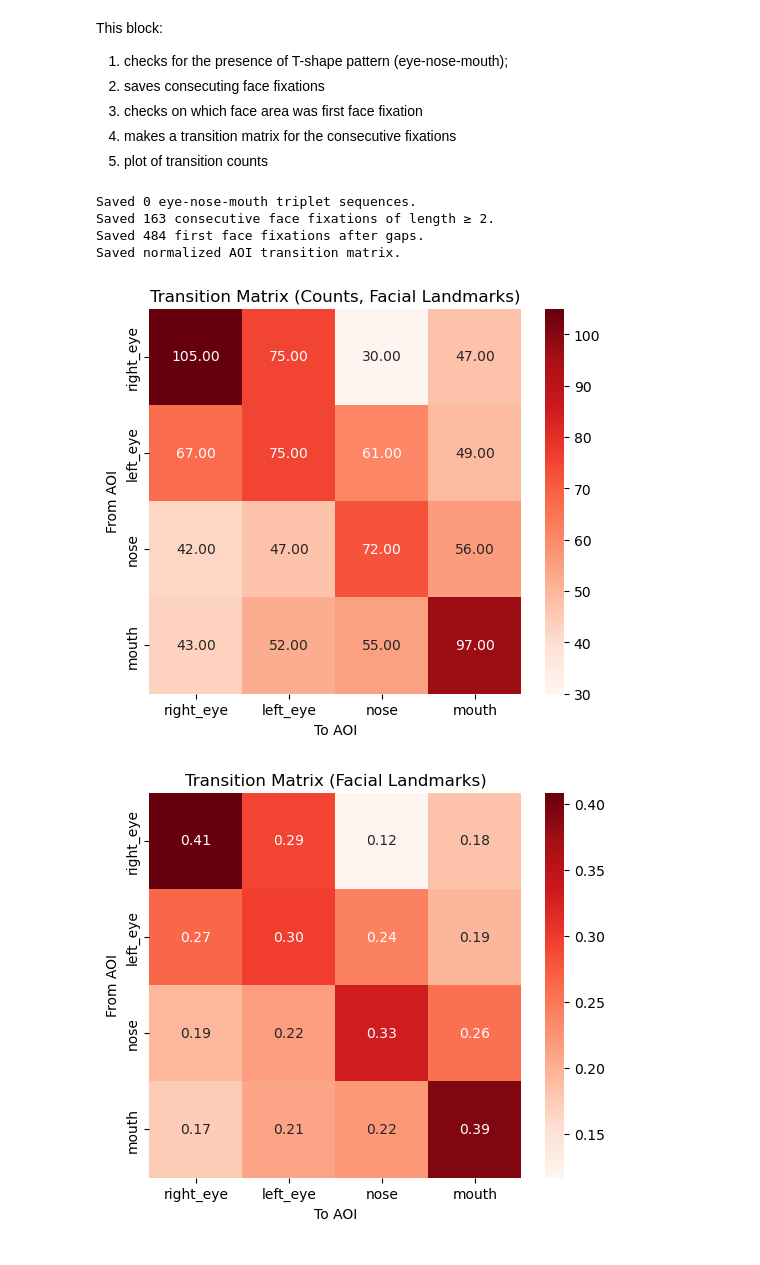
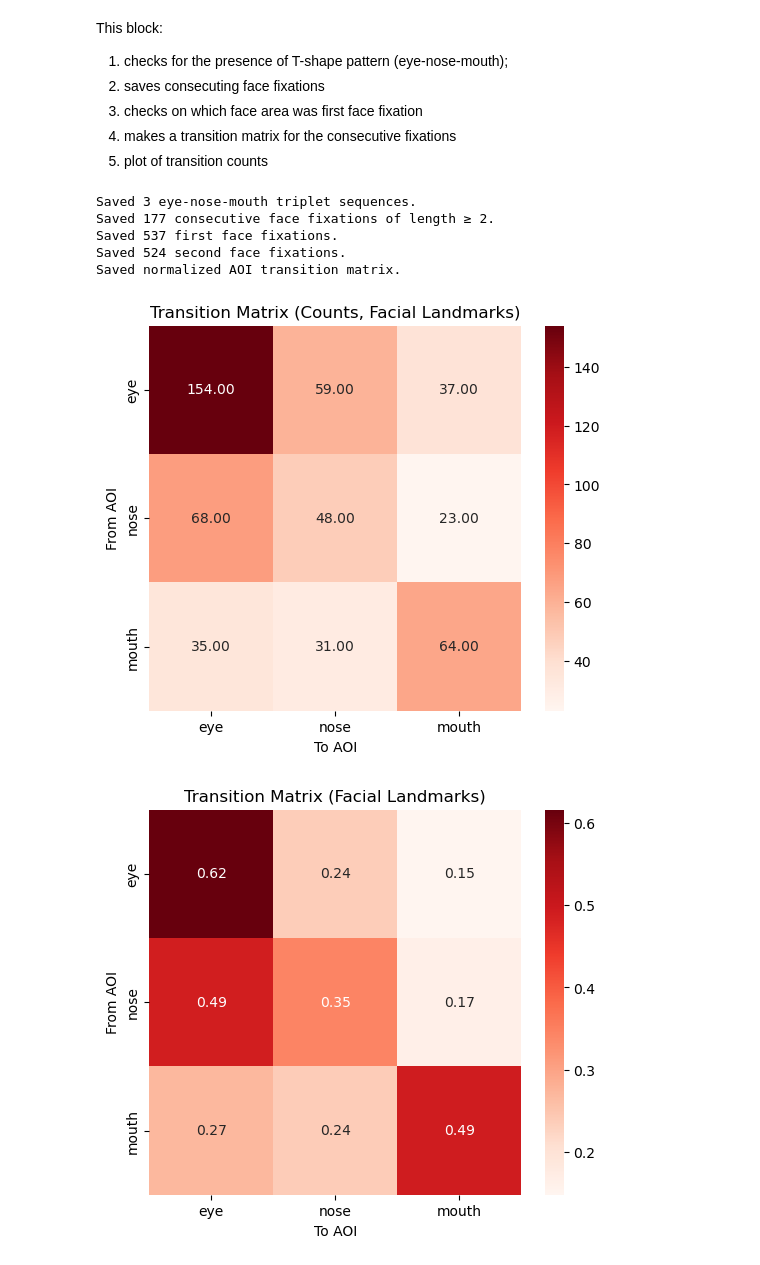
Before and after one commit to aliabugaga/Master-Thesis-Zaidan, a Jupyter notebook: face_landmarks_voronoi.ipynb, the cells around one changed output. Cells and saved outputs as stored; diff of their text form; code cells hidden in the pictures.

Commit message:
no comments

```diff
--- a/face_landmarks_voronoi.ipynb
+++ b/face_landmarks_voronoi.ipynb
@@ -359,9 +360,11 @@ for _, row in matched_df.iterrows():
         row['mouth right x [px]'], row['mouth right y [px]']
     )
 
+    ## important: as FaceMapper calles right eye - left eye; left eye - right eye =>
+    ## I reverse the names (they just name them based on the video location and not person (whose face it is) perspective)
     aoi_centers = {
-        'left_eye': (row['eye left x [px]'], row['eye left y [px]']),
-        'right_eye': (row['eye right x [px]'], row['eye right y [px]']),
+        'right_eye': (row['eye left x [px]'], row['eye left y [px]']),
+        'left_eye': (row['eye right x [px]'], row['eye right y [px]']),
         'nose': (row['nose x [px]'], row['nose y [px]']),
         'mouth': (mouth_x, mouth_y)
     }
@@ -983,7 +997,7 @@ def process_recording(participant_number, recording_number, recording_path, resu
         fixation_ids = []
         start_timestamps = []
         durations = []
-        unassigned_aois_too_small = []
+
 
         for _, row in matched_df.iterrows():
 
@@ -997,8 +1011,8 @@ def process_recording(participant_number, recording_number, recording_path, resu
             )
 
             aoi_centers = {
-                'left_eye': (row['eye left x [px]'], row['eye left y [px]']),
-                'right_eye': (row['eye right x [px]'], row['eye right y [px]']),
+                'right_eye': (row['eye left x [px]'], row['eye left y [px]']),
+                'left_eye': (row['eye right x [px]'], row['eye right y [px]']),
                 'nose': (row['nose x [px]'], row['nose y [px]']),
                 'mouth': (mouth_x, mouth_y)
             }
@@ -1014,9 +1028,6 @@ def process_recording(participant_number, recording_number, recording_path, resu
             # Only process AOIs with area above threshold
             valid_aoi_centers = {k: v for k, v in aoi_centers.items() if aoi_areas.get(k, 0) > VORONOI_AREA_THRESHOLD}
 
-            """for k, v in aoi_centers.items():
-                if aoi_areas.get(k, 0) <= VORONOI_AREA_THRESHOLD:
-                    unassigned_aois_too_small.append({'AOI': k, 'Area': aoi_areas.get(k, 0)})"""
 
             for k, v in aoi_centers.items():
                 area = aoi_areas.get(k, 0)
@@ -1338,16 +1348,17 @@ face_analysis_df['fixation_id'] = face_analysis_df['fixation_id'].astype(int)
 face_analysis_df.sort_values(by=['Participant', 'Recording', 'fixation_id'], inplace=True)
 
 # Combine left_eye and right_eye to "eye"
-#face_analysis_df['assigned_aoi'] = face_analysis_df['assigned_aoi'].replace({'left_eye': 'eye', 'right_eye': 'eye'}) # comment this in the case of including both eyes as seaprate areas
+face_analysis_df['assigned_aoi'] = face_analysis_df['assigned_aoi'].replace({'left_eye': 'eye', 'right_eye': 'eye'}) # comment this in the case of including both eyes as seaprate areas
 
 # AOIs list
-#face_aois = ['eye', 'nose', 'mouth']
-face_aois = ['right_eye', 'left_eye', 'nose', 'mouth'] # to include both eyes as seaprate areas
+face_aois = ['eye', 'nose', 'mouth']
+#face_aois = ['right_eye', 'left_eye', 'nose', 'mouth'] # to include both eyes as seaprate areas
 
 # Storage for patterns, sequences, and first face fixations
 consecutive_face_fixations = []
 pattern_matches = []
 first_face_fixations = []
+second_face_fixations = []
 
 # Transition counting structure
 transition_counts = defaultdict(lambda: defaultdict(int))
@@ -1398,7 +1409,7 @@ for (participant, recording), group in face_analysis_df.groupby(['Participant',
             'AOI_Sequence': [a for _, a in temp_seq]
         })
 
-    # New: Identify first face fixation after any gap in fixation IDs
+    '''# Identify first face fixation after any gap in fixation IDs
     for i in range(len(fix_ids)):
         if i == 0:
             # First fixation overall - if face AOI, record
@@ -1417,57 +1428,88 @@ for (participant, recording), group in face_analysis_df.groupby(['Participant',
                     'Recording': recording,
                     'First_Face_Fixation_ID': fix_ids[i],
                     'First_Face_AOI': aois[i]
+                })'''
+
+        # Identify first and second face fixations after any gap in fixation IDs
+
+    i = 0
+    while i < len(fix_ids):
+        if i == 0 or fix_ids[i] > fix_ids[i-1] + 1:
+            # This is a fixation after a gap
+            if aois[i] in face_aois:
+                first_face_fixations.append({
+                    'Participant': participant,
+                    'Recording': recording,
+                    'First_Face_Fixation_ID': fix_ids[i],
+                    'First_Face_AOI': aois[i]
                 })
+                # Try to find the next face AOI fixation
+                for j in range(i + 1, len(fix_ids)):
+                    if aois[j] in face_aois:
+                        second_face_fixations.append({
+                            'Participant': participant,
+                            'Recording': recording,
+                            'Second_Face_Fixation_ID': fix_ids[j],
+                            'Second_Face_AOI': aois[j]
+                        })
+                        break  # Only take the immediate next face fixation
+        i += 1
 
-    # Count transitions between AOIs (only face AOIs)
+
+    # Count transitions between AOIs for consecutive fixations only
     for i in range(len(aois) - 1):
-        src = aois[i]
-        dst = aois[i+1]
-        if src in face_aois and dst in face_aois:
-            transition_counts[src][dst] += 1
+        if fix_ids[i+1] == fix_ids[i] + 1:  # Only consider consecutive fixation IDs
+           src = aois[i]
+           dst = aois[i+1]
+           if src in face_aois and dst in face_aois:
+               transition_counts[src][dst] += 1
 
 # Convert pattern and consecutive fixation data to DataFrames
 pattern_df = pd.DataFrame(pattern_matches)
 consec_df = pd.DataFrame(consecutive_face_fixations)
 first_face_df = pd.DataFrame(first_face_fixations)
+second_face_df = pd.DataFrame(second_face_fixations)
 
 # Save pattern, consecutive fixations, and first face fixations
 pattern_df.to_csv('eye_nose_mouth_patterns.csv', index=False)
 consec_df.to_csv('consecutive_face_fixations.csv', index=False)
-first_face_df.to_csv('first_face_fixations_after_gaps.csv', index=False)
+first_face_df.to_csv('first_face_fixations.csv', index=False)
+second_face_df.to_csv('second_face_fixations.csv', index=False)
 
 print(f"Saved {len(pattern_df)} eye-nose-mouth triplet sequences.")
 print(f"Saved {len(consec_df)} consecutive face fixations of length ≥ 2.")
-print(f"Saved {len(first_face_df)} first face fixations after gaps.")
+print(f"Saved {len(first_face_df)} first face fixations.")
+print(f"Saved {len(second_face_df)} second face fixations.")
 
 # Build transition DataFrame
 transition_df = pd.DataFrame.from_dict(transition_counts, orient='index', columns=face_aois).fillna(0)
 
 # Normalize by row for transition probabilities
 transition_matrix = transition_df.div(transition_df.sum(axis=1), axis=0).fillna(0)
 
 # Save transition matrix
 transition_matrix.to_csv('face_landmarks_transition_matrix_normalized.csv')
 
 print("Saved normalized AOI transition matrix.")
 
 # Plotting function
 def plot_transition_matrix(matrix, aoi_types, title="Transition Matrix"):
     df_plot = pd.DataFrame(matrix, index=aoi_types, columns=aoi_types)
     plt.figure(figsize=(6,5))
     sns.heatmap(df_plot, annot=True, fmt=".2f", cmap="Reds", cbar=True)
     plt.title(title)
     plt.xlabel("To AOI")
     plt.ylabel("From AOI")
     plt.show()
 
 # Plot count and normalized matrices
 plot_transition_matrix(transition_df, face_aois, title="Transition Matrix (Counts, Facial Landmarks)")
 plot_transition_matrix(transition_matrix, face_aois, title="Transition Matrix (Facial Landmarks)")
 # %% [output]
-Saved 0 eye-nose-mouth triplet sequences.
-Saved 163 consecutive face fixations of length ≥ 2.
-Saved 484 first face fixations after gaps.
+Saved 3 eye-nose-mouth triplet sequences.
+Saved 177 consecutive face fixations of length ≥ 2.
+Saved 537 first face fixations.
+Saved 524 second face fixations.
 Saved normalized AOI transition matrix.
-[figure, old version]
+[figure, new version]
-[figure, old version]
+[figure, new version]
```
Also changed, not shown: parts of 24 cells of this notebook, 39 other files.
